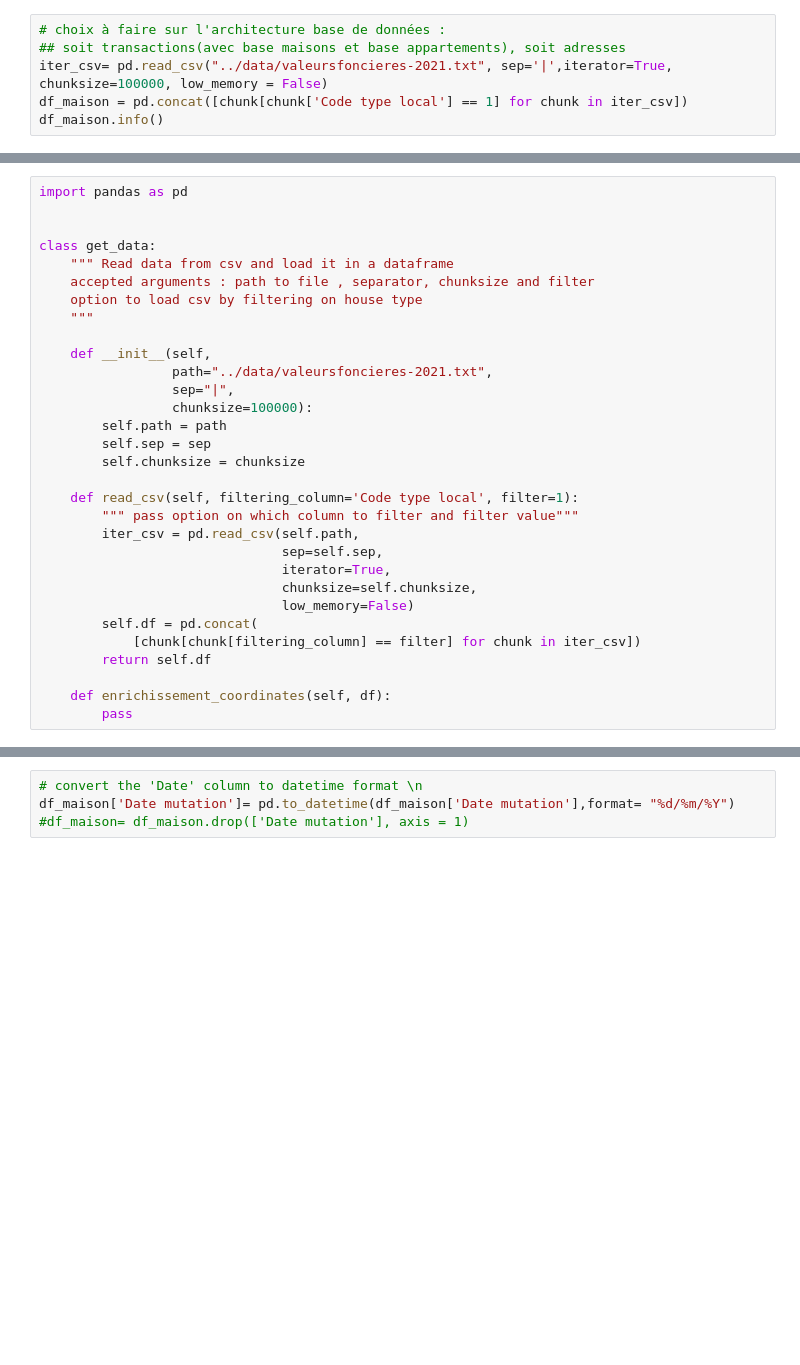
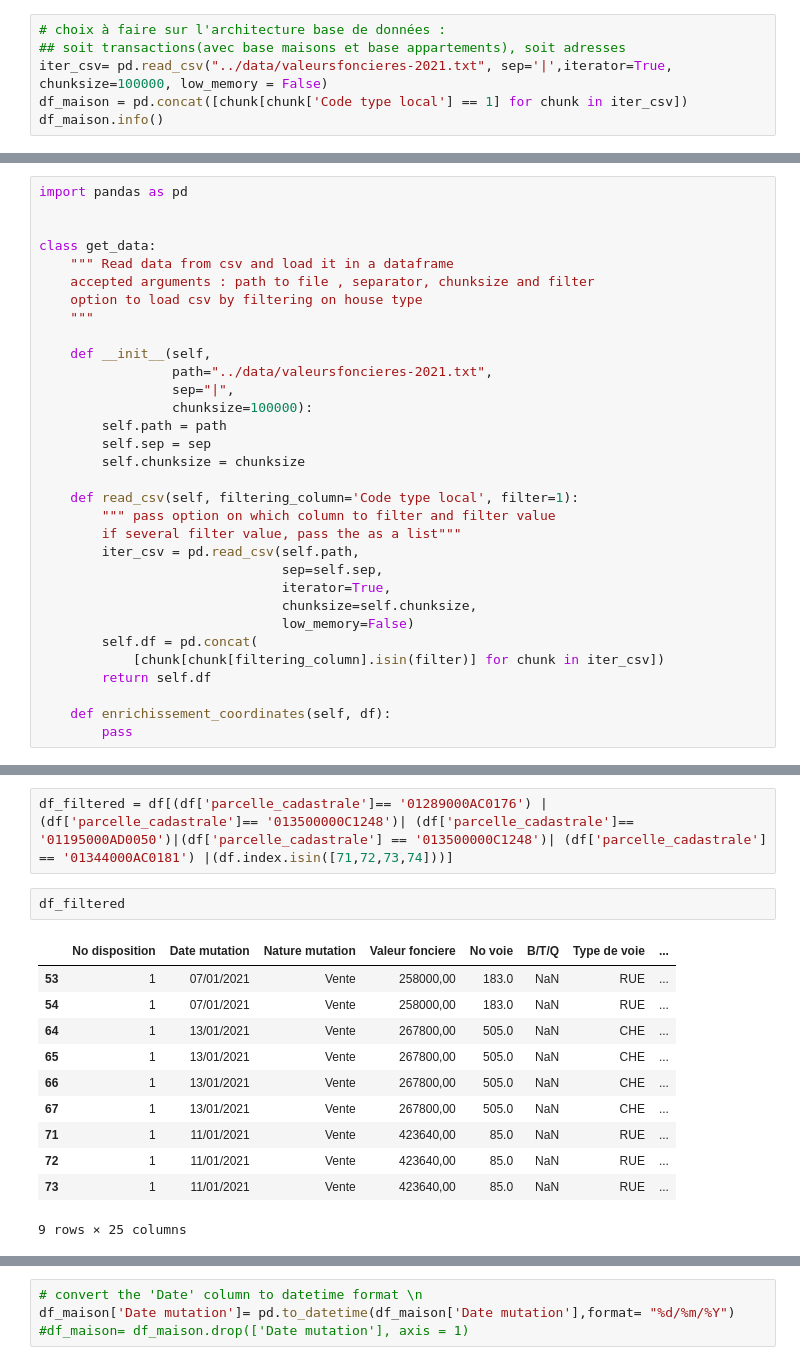
Before and after one commit to PierreBeylard/house_prediction, a Jupyter notebook: notebooks/creation_enrichissement_db_corrected2.ipynb, the cells around one changed output, grey strips where cells are left out. Saved outputs shown, nothing was run; the diff lists cells and outputs as text; blank space fills up the shorter version.

```diff
--- a/notebooks/creation_enrichissement_db_corrected2.ipynb
+++ b/notebooks/creation_enrichissement_db_corrected2.ipynb
@@ -37,14 +44,15 @@ class get_data:
         self.chunksize = chunksize
 
     def read_csv(self, filtering_column='Code type local', filter=1):
-        """ pass option on which column to filter and filter value"""
+        """ pass option on which column to filter and filter value
+        if several filter value, pass the as a list"""
         iter_csv = pd.read_csv(self.path,
                                sep=self.sep,
                                iterator=True,
                                chunksize=self.chunksize,
                                low_memory=False)
         self.df = pd.concat(
-            [chunk[chunk[filtering_column] == filter] for chunk in iter_csv])
+            [chunk[chunk[filtering_column].isin(filter)] for chunk in iter_csv])
         return self.df
 
     def enrichissement_coordinates(self, df):
@@ -53,0 +139,16 @@ df= get_data().read_csv()
+# %%
+df_filtered = df[(df['parcelle_cadastrale']== '01289000AC0176') | (df['parcelle_cadastrale']== '013500000C1248')| (df['parcelle_cadastrale']== '01195000AD0050')|(df['parcelle_cadastrale'] == '013500000C1248')| (df['parcelle_cadastrale'] == '01344000AC0181') |(df.index.isin([71,72,73,74]))]
+# %%
+df_filtered
+# %% [output]
+|  | No disposition | Date mutation | Nature mutation | Valeur fonciere | No voie | B/T/Q | Type de voie | ... |
+| 53 | 1 | 07/01/2021 | Vente | 258000,00 | 183.0 | NaN | RUE | ... |
+| 54 | 1 | 07/01/2021 | Vente | 258000,00 | 183.0 | NaN | RUE | ... |
+| 64 | 1 | 13/01/2021 | Vente | 267800,00 | 505.0 | NaN | CHE | ... |
+| 65 | 1 | 13/01/2021 | Vente | 267800,00 | 505.0 | NaN | CHE | ... |
+| 66 | 1 | 13/01/2021 | Vente | 267800,00 | 505.0 | NaN | CHE | ... |
+| 67 | 1 | 13/01/2021 | Vente | 267800,00 | 505.0 | NaN | CHE | ... |
+| 71 | 1 | 11/01/2021 | Vente | 423640,00 | 85.0 | NaN | RUE | ... |
+| 72 | 1 | 11/01/2021 | Vente | 423640,00 | 85.0 | NaN | RUE | ... |
+| 73 | 1 | 11/01/2021 | Vente | 423640,00 | 85.0 | NaN | RUE | ... |
+9 rows × 25 columns
```
Also changed, not shown: parts of 39 cells of this notebook.
